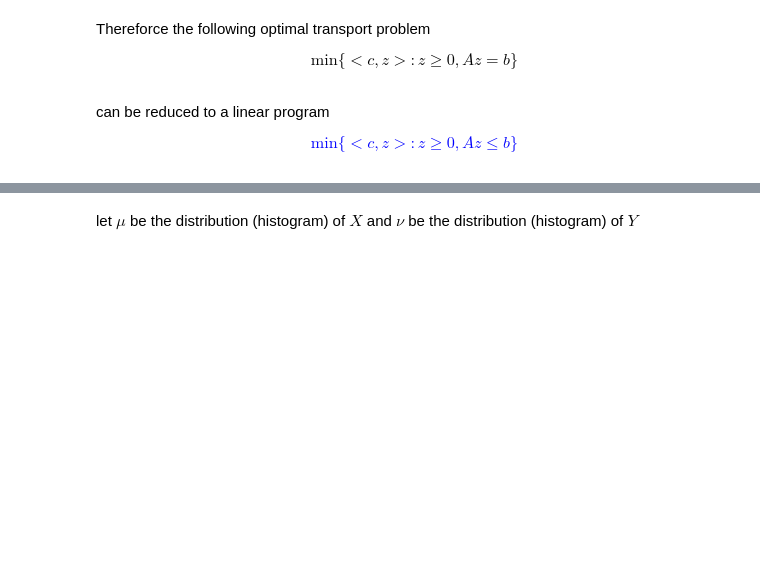
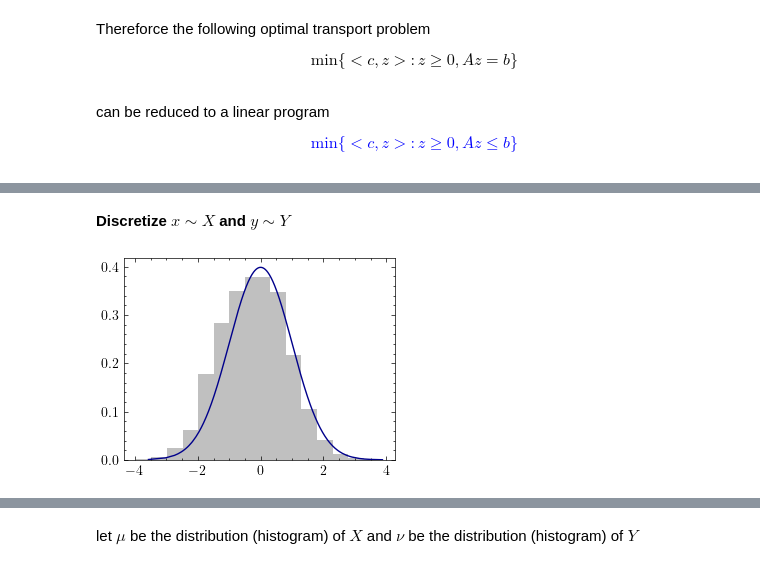
Before and after one commit to istmarc/optimal-transport, a Jupyter notebook: discrete/Linear program.ipynb, the cells around one changed output, grey strips where cells are left out. Cells and saved outputs as stored; diff of their text form; code cells hidden in the pictures; blank space fills up the shorter version.

```diff
--- a/discrete/Linear program.ipynb
+++ b/discrete/Linear program.ipynb
@@ -288,0 +250,2 @@ $$
+# %% [markdown]
+**Discretize $x \sim X$ and $y \sim Y$**
@@ -288,0 +267,7 @@ $$
+# %%
+freq_x, inter_x = discretize(x, N)
+plt.bar(inter_x, freq_x, color = "silver")
+plt.plot(x, fx, color = "darkblue")
+plt.show()
+# %% [output]
+[figure, new version]
```
Also changed, not shown: parts of 39 cells of this notebook.
